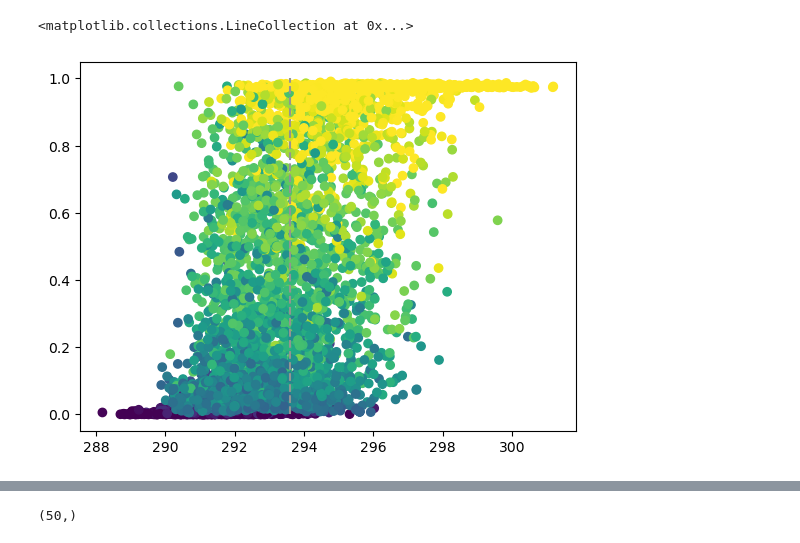
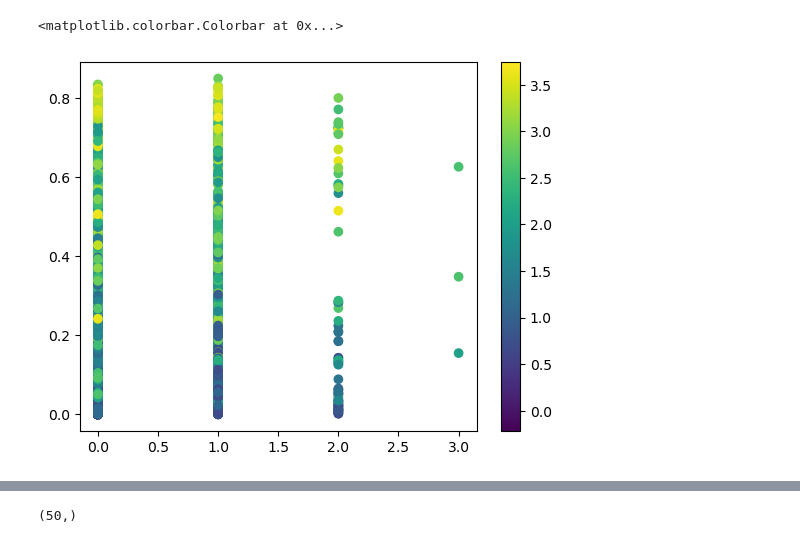
Before and after one commit to emily-gordy/predictability-emergence, a Jupyter notebook: sandpit.ipynb, the cells around one changed output, grey strips where cells are left out. Saved outputs shown, nothing was run; the diff lists cells and outputs as text; code cells hidden in the pictures.

```diff
--- a/sandpit.ipynb
+++ b/sandpit.ipynb
@@ -14,7 +14,7 @@ import torch.optim.lr_scheduler as lr_scheduler
 import time
 # %%
 ssplist = ["126","245","370","585"]
-ssplist = ["245","370","585"]
+# ssplist = ["245","370","585"]
 # %%
 # ssplist = ["245"]#,"370","585"]
 
@@ -29,12 +29,13 @@ baselineera = [1900,1950]
 trainvaltest = [np.arange(25),np.arange(25,38),np.arange(38,50)]
 
 inputlength = 10
-outputavgtime = 5
+outputavgtime = 3
 
 # data params
 outres = 10
 timerange = [1900,2100]
 filefront = "MPI_"
+modelfilefront = "MPI_recordtemp_"
 inres = 4
 inputvar = 'tos'
 outputvar = 'tas'
@@ -141,7 +99,7 @@ plt.plot(np.mean(recordtemps[0],axis=(0)))
 # plt.subplot(1,1,1)
 allpred = []
 
-for iseed, seed in enumerate(seedlist[3:4]):
+for iseed, seed in enumerate(seedlist):
 
     torch.manual_seed(seed)
     np.random.seed(seed)
@@ -150,7 +108,7 @@ for iseed, seed in enumerate(seedlist[3:4]):
 
     trainvaltest = [trainval[:ntrain],trainval[ntrain:ntrain+nval],test]
 
-    alltrain, allval, alltest = AllData.trainvaltest_binaryclassifier(trainvaltest, historical_era,inputlength,outputavgtime, tpercentile, latsel, lonsel)
+    alltrain, allval, alltest = AllData.trainvaltest_recordmax(trainvaltest,experiment_era,baselineera,inputlength,outputavgtime,latsel,lonsel)
 
     inputtrain, inputtrainGMT, outputtrain = DataHolder.tensortime_onehot(alltrain,nclasses=2)
     inputval, inputvalGMT, outputval = DataHolder.tensortime_onehot(allval,nclasses=2)
@@ -160,10 +118,10 @@ for iseed, seed in enumerate(seedlist[3:4]):
     outputtestclass = np.argmax(outputtest.numpy(),axis=1)
 
     #baseline of beating gmt, need to get gmt
-    nullval,nulltest = AllData.calculate_nulls(trainvaltest)
+    # nullval,nulltest = AllData.calculate_nulls(trainvaltest)
 
     cnn = buildmodel.CNNclassifier(inputtrain, inputtrainGMT, outputtrain)
-    fileout = "models/"+filefront+"avgtime"+str(outputavgtime)+"_allssps_per"+str(tpercentile)+"_lat"+str(latsel)+"_lon"+str(lonsel)+"_seed"+str(seed)+".pt"
+    fileout = "models/"+modelfilefront+"avgtime"+str(outputavgtime)+"_allssps_lat"+str(latsel)+"_lon"+str(lonsel)+"_seed"+str(seed)+".pt"
     cnn.load_state_dict(torch.load(fileout, weights_only=True,map_location=torch.device('cpu')) )
     cnn.eval()
 
@@ -178,15 +136,18 @@ for iseed, seed in enumerate(seedlist[3:4]):
 
     acc = np.mean(predvalclass == outputvalclass)
     acctest = np.mean(predtestclass == outputtestclass)
-    gmtacc = np.mean(nullval == outputvalclass)
+    # gmtacc = np.mean(nullval == outputvalclass)
 
-    gmttestacc = np.mean(nulltest == outputtestclass)
+    # gmttestacc = np.mean(nulltest == outputtestclass)
+
+    print("Seed ", str(seed), "val imbalance: ", str(1-np.mean(outputvalclass)))
 
     print("Seed ", str(seed), " val accuracy: ", str(acc))
-    print("Seed ", str(seed), " gmt val accuracy: ", str(gmtacc))
+    # print("Seed ", str(seed), " gmt val accuracy: ", str(gmtacc))
 
+    print("Seed ", str(seed), "test imbalance: ", str(1-np.mean(outputtestclass)))
     print("Seed ", str(seed), " test accuracy: ", str(acctest))
-    print("Seed ", str(seed), " gmt test accuracy: ", str(gmttestacc))
+    # print("Seed ", str(seed), " gmt test accuracy: ", str(gmttestacc))
 
     print("~~~~~~~~~~~~~~~~~~~~~~~~~~~~~~~~~~~~~~~~~~~~~~~~")
     # predseed = allpred[iseed]
@@ -221,8 +194,9 @@ for i in range(5):
     truesummer = AllData.truesummer[i][25:38].flatten()
     allsummer.extend(truesummer)
 # %%
-plt.scatter(allsummer,allpred[0][:,1],c=inputvalGMT.numpy(),vmin=0,vmax=1.5)
-plt.vlines(np.mean(AllData.onesigmas),0,1,color='xkcd:grey',linestyle='dashed')
+plt.scatter(allsummer,allpred[-1][:,1],c=inputvalGMT.numpy())
+plt.colorbar()
+# plt.vlines(np.mean(AllData.onesigmas),0,1,color='xkcd:grey',linestyle='dashed')
 # %% [output]
-<matplotlib.collections.LineCollection at 0x...>
+<matplotlib.colorbar.Colorbar at 0x...>
-[figure, old version]
+[figure, new version]
```
Also changed, not shown: parts of 8 cells of this notebook, 2 other files.
